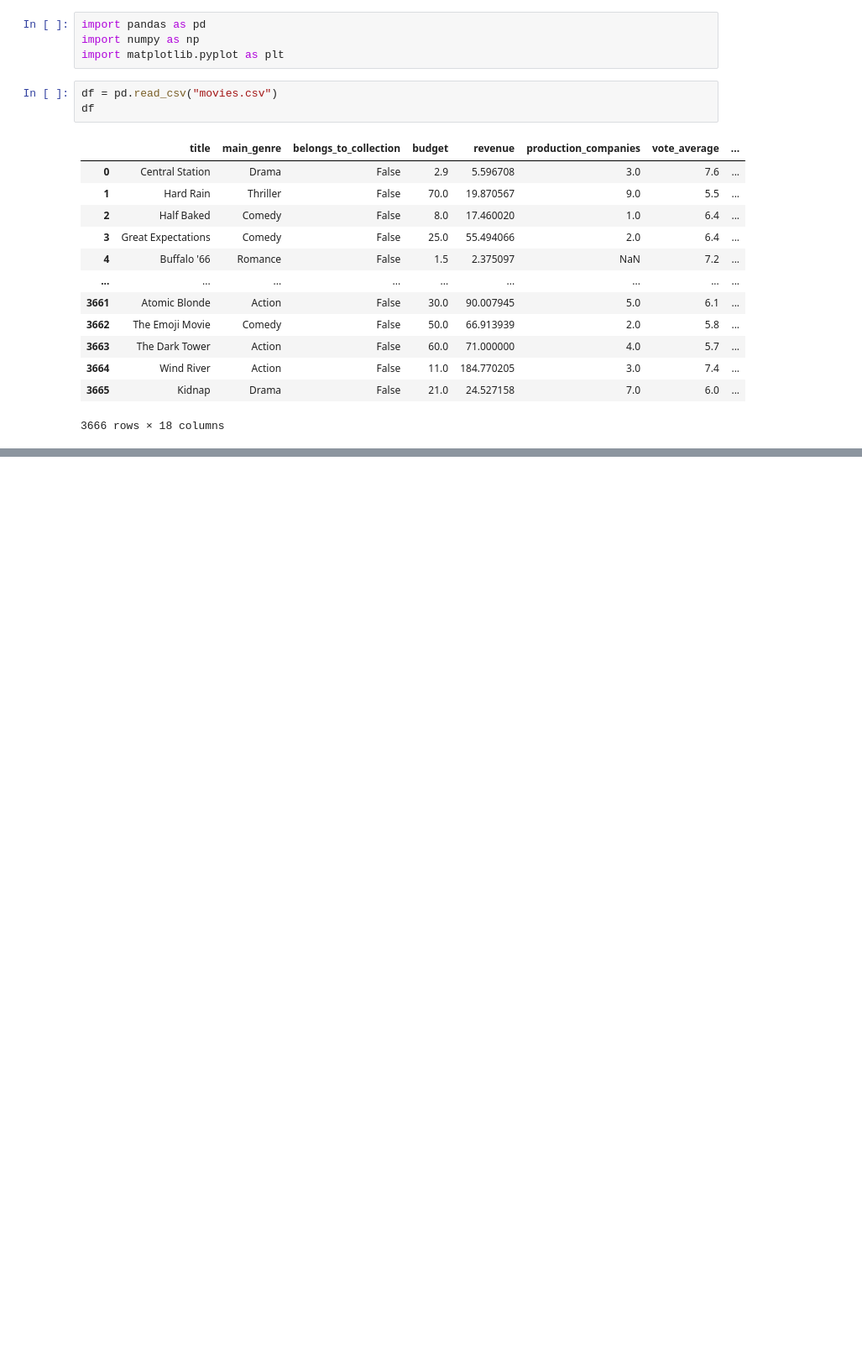
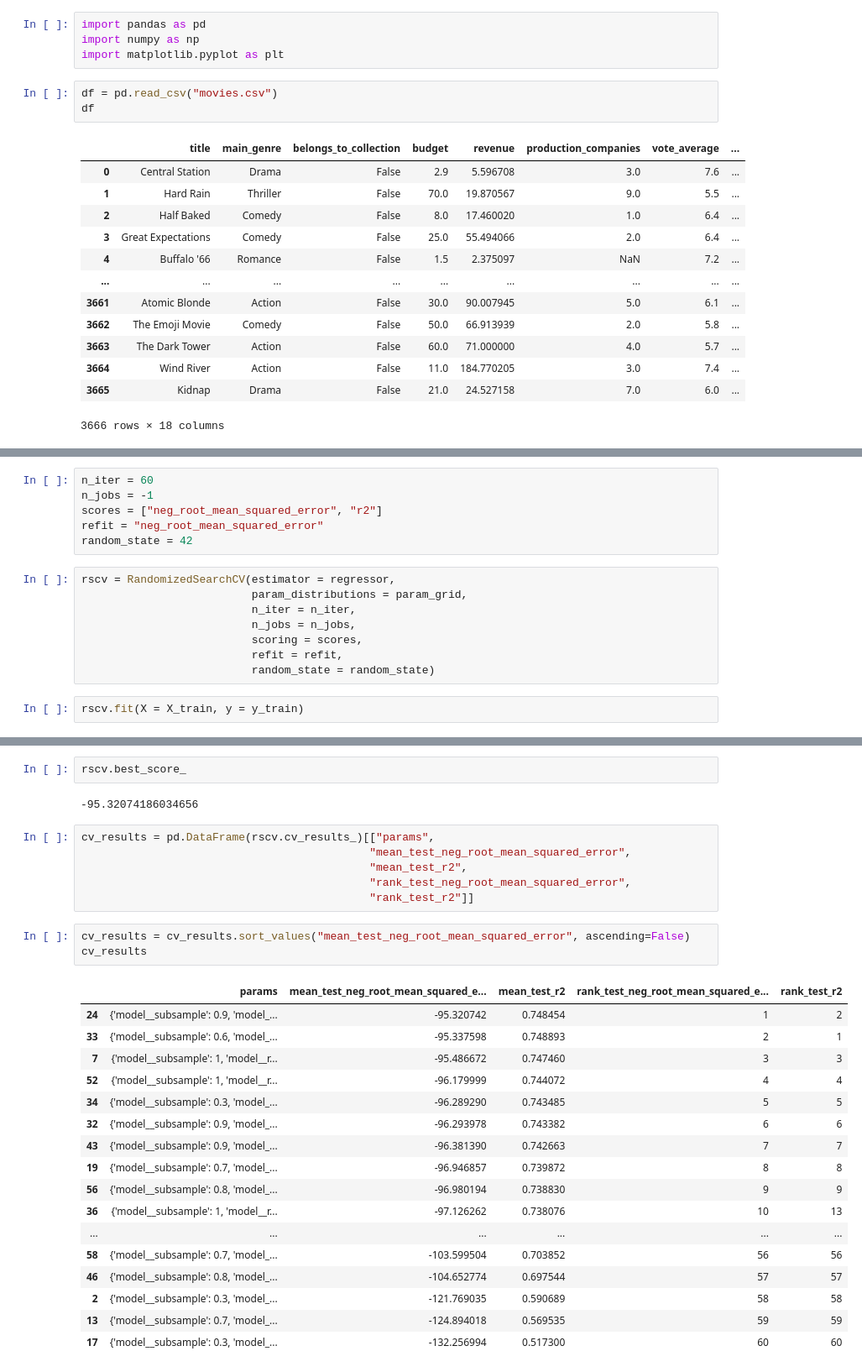
Before and after one commit to kurek0010/Predicting_Movie_Revenues, a Jupyter notebook: protection_movie_revenues.ipynb, the cells around one changed output, grey strips where cells are left out. Shown at 84% size. Saved outputs shown, nothing was run; the diff lists cells and outputs as text; blank space fills up the shorter version.

```diff
--- a/protection_movie_revenues.ipynb
+++ b/protection_movie_revenues.ipynb
@@ -23,0 +304,16 @@ df
+# %%
+n_iter = 60
+n_jobs = -1
+scores = ["neg_root_mean_squared_error", "r2"]
+refit = "neg_root_mean_squared_error"
+random_state = 42
+# %%
+rscv = RandomizedSearchCV(estimator = regressor,
+                          param_distributions = param_grid,
+                          n_iter = n_iter,
+                          n_jobs = n_jobs,
+                          scoring = scores,
+                          refit = refit,
+                          random_state = random_state)
+# %%
+rscv.fit(X = X_train, y = y_train)
@@ -23,0 +350,31 @@ df
+# %%
+rscv.best_score_
+# %% [output]
+-95.32074186034656
+# %%
+cv_results = pd.DataFrame(rscv.cv_results_)[["params",
+                                            "mean_test_neg_root_mean_squared_error",
+                                            "mean_test_r2",
+                                            "rank_test_neg_root_mean_squared_error",
+                                            "rank_test_r2"]]
+# %%
+cv_results = cv_results.sort_values("mean_test_neg_root_mean_squared_error", ascending=False)
+cv_results
+# %% [output]
+|  | params | mean_test_neg_root_mean_squared_e... | mean_test_r2 | rank_test_neg_root_mean_squared_e... | rank_test_r2 |
+| 24 | {'model__subsample': 0.9, 'model_... | -95.320742 | 0.748454 | 1 | 2 |
+| 33 | {'model__subsample': 0.6, 'model_... | -95.337598 | 0.748893 | 2 | 1 |
+| 7 | {'model__subsample': 1, 'model__r... | -95.486672 | 0.747460 | 3 | 3 |
+| 52 | {'model__subsample': 1, 'model__r... | -96.179999 | 0.744072 | 4 | 4 |
+| 34 | {'model__subsample': 0.3, 'model_... | -96.289290 | 0.743485 | 5 | 5 |
+| 32 | {'model__subsample': 0.9, 'model_... | -96.293978 | 0.743382 | 6 | 6 |
+| 43 | {'model__subsample': 0.9, 'model_... | -96.381390 | 0.742663 | 7 | 7 |
+| 19 | {'model__subsample': 0.7, 'model_... | -96.946857 | 0.739872 | 8 | 8 |
+| 56 | {'model__subsample': 0.8, 'model_... | -96.980194 | 0.738830 | 9 | 9 |
+| 36 | {'model__subsample': 1, 'model__r... | -97.126262 | 0.738076 | 10 | 13 |
+| ... | ... | ... | ... | ... | ... |
+| 58 | {'model__subsample': 0.7, 'model_... | -103.599504 | 0.703852 | 56 | 56 |
+| 46 | {'model__subsample': 0.8, 'model_... | -104.652774 | 0.697544 | 57 | 57 |
+| 2 | {'model__subsample': 0.3, 'model_... | -121.769035 | 0.590689 | 58 | 58 |
+| 13 | {'model__subsample': 0.7, 'model_... | -124.894018 | 0.569535 | 59 | 59 |
+| 17 | {'model__subsample': 0.3, 'model_... | -132.256994 | 0.517300 | 60 | 60 |
```
Also changed, not shown: parts of 38 cells of this notebook.
